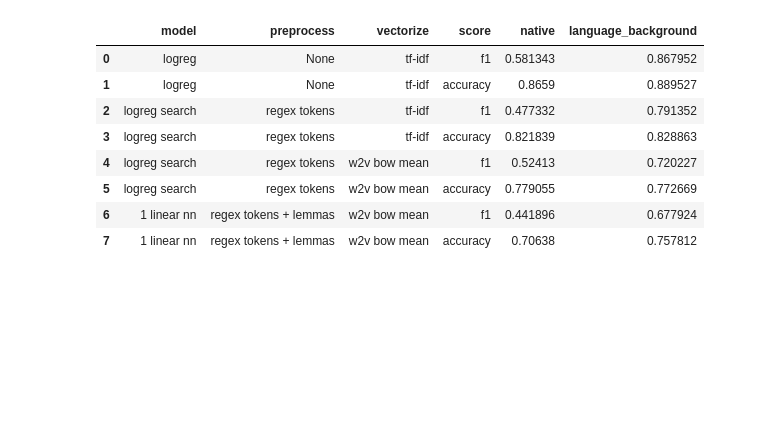
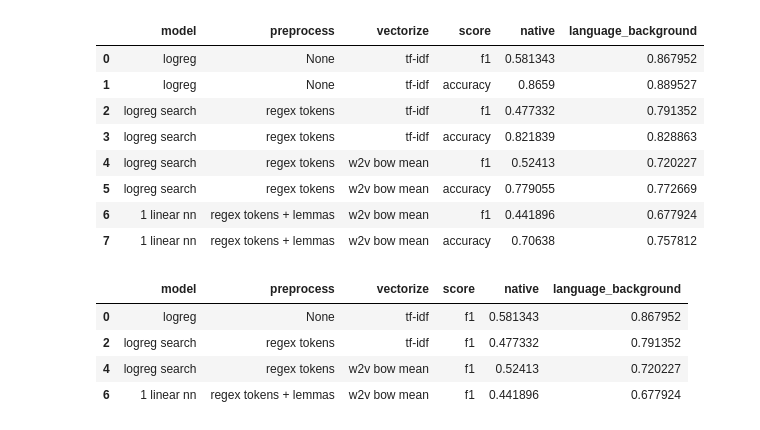
Before and after one commit to ovbystrova/Interferance, a Jupyter notebook: Baseline.ipynb, the cells around one changed output. Saved outputs shown, nothing was run; the diff lists cells and outputs as text; code cells hidden in the pictures; blank space fills up the shorter version.

```diff
--- a/Baseline.ipynb
+++ b/Baseline.ipynb
@@ -797,3 +803,11 @@ results.style.background_gradient(axis=0, cmap='Reds')
 | 5 | logreg search | regex tokens | w2v bow mean | accuracy | 0.779055 | 0.772669 |
 | 6 | 1 linear nn | regex tokens + lemmas | w2v bow mean | f1 | 0.441896 | 0.677924 |
 | 7 | 1 linear nn | regex tokens + lemmas | w2v bow mean | accuracy | 0.70638 | 0.757812 |
+# %%
+results[results['score'] == 'f1'].style.background_gradient(axis=0, cmap='Reds')
+# %% [output]
+|  | model | preprocess | vectorize | score | native | language_background |
+| 0 | logreg | None | tf-idf | f1 | 0.581343 | 0.867952 |
+| 2 | logreg search | regex tokens | tf-idf | f1 | 0.477332 | 0.791352 |
+| 4 | logreg search | regex tokens | w2v bow mean | f1 | 0.52413 | 0.720227 |
+| 6 | 1 linear nn | regex tokens + lemmas | w2v bow mean | f1 | 0.441896 | 0.677924 |
```
Also changed, not shown: parts of 2 cells of this notebook.
